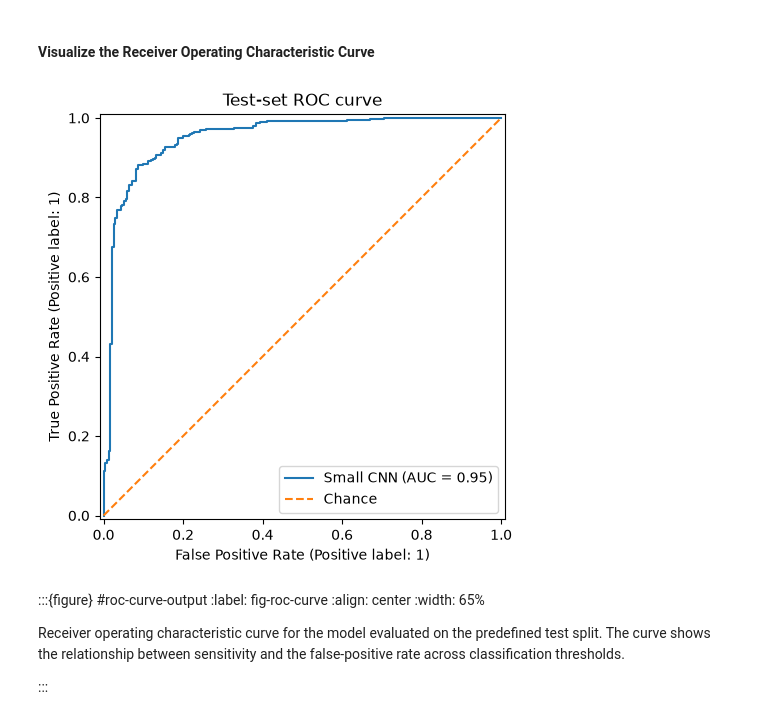
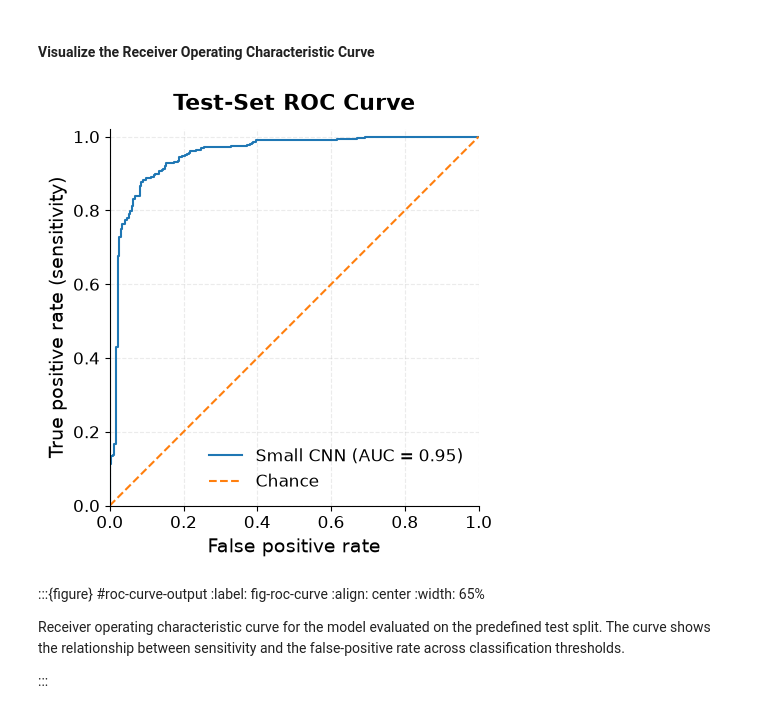
Before and after one commit to samantha-u/T-CAIREM-education-modules2, a Jupyter notebook: _build/jupyter_execute/M1S6/M1S6nb.ipynb, the cells around one changed output. Saved outputs shown, nothing was run; the diff lists cells and outputs as text; code cells hidden in the pictures.

```diff
--- a/_build/jupyter_execute/M1S6/M1S6nb.ipynb
+++ b/_build/jupyter_execute/M1S6/M1S6nb.ipynb
@@ -69,11 +69,15 @@ You should consider upgrading via the 'C:\Users\sammy\AppData\Local\Microsoft\Wi
 
 import random
 import sys
+from pathlib import Path
 from importlib.metadata import version, PackageNotFoundError
+import textwrap
 
 import numpy as np
 import pandas as pd
 import matplotlib.pyplot as plt
+from matplotlib.colors import ListedColormap
+from PIL import Image
 
 import torch
 from torch import nn
@@ -93,6 +97,19 @@ from sklearn.metrics import (
     roc_auc_score,
 )
 
+# Set parameters for figures
+plt.rcParams.update({
+    "font.size": 12,
+    "figure.titlesize": 20,
+    "figure.titleweight": "bold",
+    "axes.titlesize": 16,
+    # "axes.titleweight": "bold",
+    "axes.labelsize": 14,
+    "xtick.labelsize": 12,
+    "ytick.labelsize": 12,
+    "legend.fontsize": 12,
+})
+
 
 SEED = 21
 random.seed(SEED)
@@ -1145,20 +1690,54 @@ Test-set confusion matrix using a probability threshold of 0.5. The matrix summa
 #### Visualize the Receiver Operating Characteristic Curve
 # %%
 #| label: roc-curve-output
+
 fig, ax = plt.subplots(figsize=(6, 5))
+
 RocCurveDisplay.from_predictions(
     test_labels,
     test_probabilities,
     name="Small CNN",
     ax=ax,
+    # linewidth=2.5,
 )
-ax.plot([0, 1], [0, 1], linestyle="--", label="Chance")
-ax.set_title("Test-set ROC curve")
-ax.legend()
+
+# Chance-level classifier
+ax.plot(
+    [0, 1],
+    [0, 1],
+    linestyle="--",
+    linewidth=1.5,
+    label="Chance",
+)
+
+ax.set_title(
+    "Test-Set ROC Curve",
+    fontweight="bold",
+    pad=14,
+)
+
+ax.set_xlabel("False positive rate")
+ax.set_ylabel("True positive rate (sensitivity)")
+
+ax.grid(
+    linestyle="--",
+    alpha=0.25,
+)
+
+ax.spines["top"].set_visible(False)
+ax.spines["right"].set_visible(False)
+
+ax.legend(
+    loc="lower right",
+    frameon=False,
+)
+
+ax.set_xlim(0, 1)
+ax.set_ylim(0, 1.02)
+
 fig.tight_layout()
-fig
 # %% [output]
-[figure, old version]
+[figure, new version]
 # %% [markdown]
 :::{figure} #roc-curve-output
 :label: fig-roc-curve
```
Also changed, not shown: parts of 38 cells of this notebook, 48 other files.
